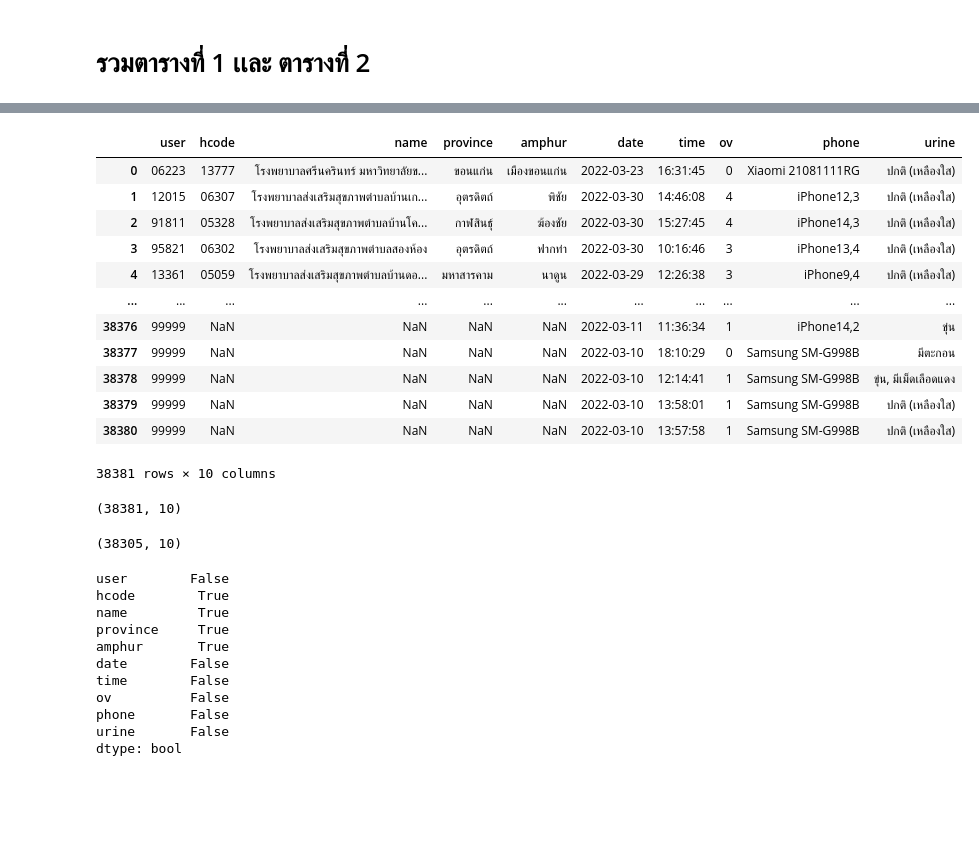
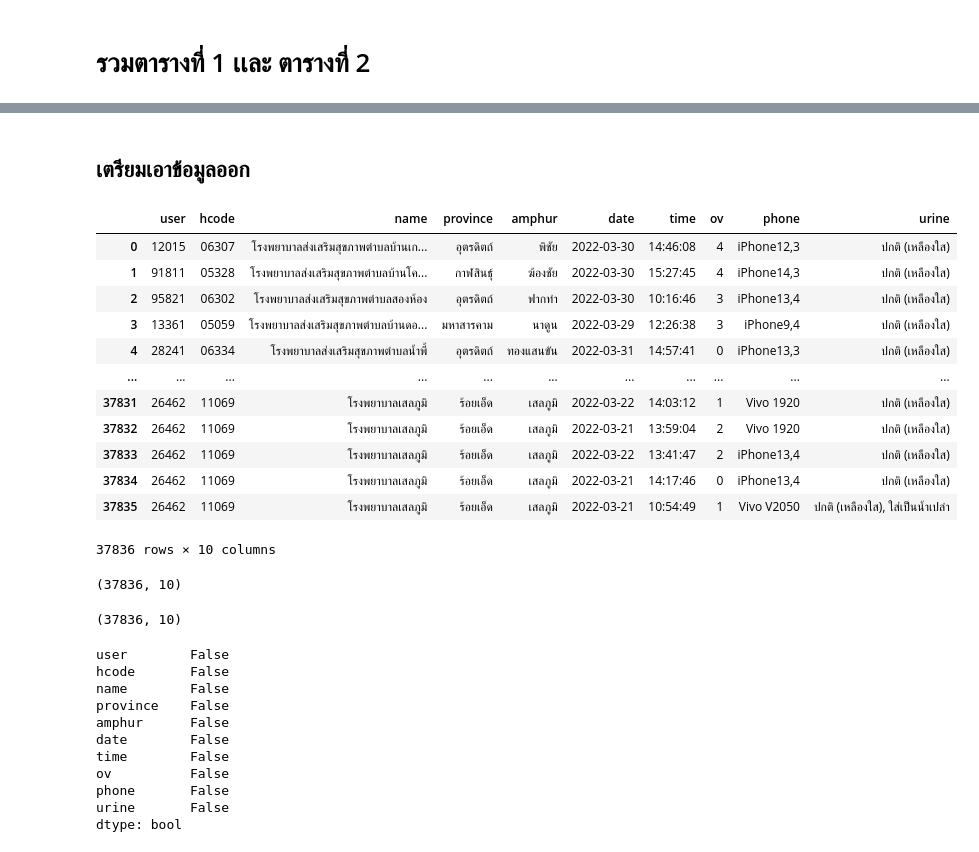
Before and after one commit to siriwat-heart/data_viz_2022, a Jupyter notebook: FinalExam_DataViz.ipynb, the cells around one changed output, grey strips where cells are left out. Saved outputs shown, nothing was run; the diff lists cells and outputs as text; code cells hidden in the pictures; blank space fills up the shorter version.

```diff
--- a/FinalExam_DataViz.ipynb
+++ b/FinalExam_DataViz.ipynb
@@ -414,0 +499,3 @@ dtype: int64
+# %%
+data1[['title']] =data1[['title']].fillna('ไม่ระบุ')  # เติมค่าว่างของ title ด้วย ค่าก่อนหน้า
+data1  # แสดงตาราง
@@ -414,0 +559,3 @@ dtype: int64
+# %%
+data1['age'] = data1['age'].astype(float).astype('Int64')       # แปลงข้อมูล จาก object เป็น int64
+print(data1.dtypes)
@@ -414,0 +580,5 @@ dtype: int64
+# %%
+age_drop = data1.dropna(subset=['age'])  #dropna column age
+# %%
+data1 = age_drop[(age_drop ['age'] <=100) & (age_drop ['age'] >=1)]  #เลือกข้อมูลอายุที่มากกว่า1 ปี น้อยกว่า100 ปี
+data1  # แสดงตาราง
@@ -541,37 +740,39 @@ data_d1d2   # แสดงตาราง
+# %% [markdown]
+## เตรียมเอาข้อมูลออก
 # %%
-data_pc=data_d1d2[['user','hcode','name','province','amphur','date','time','ov','phone','urine']]  ##เลือกคอลัมน์ที่ต้องการ
-data_pc  ## แสดงตาราง
+data_PC = data_d1d2[['user','hcode','name','province','amphur','date','time','ov','phone','urine']]  ##เลือกคอลัมน์ที่ต้องการ
+data_PC  ## แสดงตาราง
 # %% [output]
 |  | user | hcode | name | province | amphur | date | time | ov | phone | urine |
-| 0 | 06223 | 13777 | โรงพยาบาลศรีนครินทร์ มหาวิทยาลัยข... | ขอนแก่น | เมืองขอนแก่น | 2022-03-23 | 16:31:45 | 0 | Xiaomi 21081111RG | ปกติ (เหลืองใส) |
-| 1 | 12015 | 06307 | โรงพยาบาลส่งเสริมสุขภาพตำบลบ้านเก... | อุตรดิตถ์ | พิชัย | 2022-03-30 | 14:46:08 | 4 | iPhone12,3 | ปกติ (เหลืองใส) |
-| 2 | 91811 | 05328 | โรงพยาบาลส่งเสริมสุขภาพตำบลบ้านโค... | กาฬสินธุ์ | ฆ้องชัย | 2022-03-30 | 15:27:45 | 4 | iPhone14,3 | ปกติ (เหลืองใส) |
-| 3 | 95821 | 06302 | โรงพยาบาลส่งเสริมสุขภาพตำบลสองห้อง | อุตรดิตถ์ | ฟากท่า | 2022-03-30 | 10:16:46 | 3 | iPhone13,4 | ปกติ (เหลืองใส) |
-| 4 | 13361 | 05059 | โรงพยาบาลส่งเสริมสุขภาพตำบลบ้านดอ... | มหาสารคาม | นาดูน | 2022-03-29 | 12:26:38 | 3 | iPhone9,4 | ปกติ (เหลืองใส) |
+| 0 | 12015 | 06307 | โรงพยาบาลส่งเสริมสุขภาพตำบลบ้านเก... | อุตรดิตถ์ | พิชัย | 2022-03-30 | 14:46:08 | 4 | iPhone12,3 | ปกติ (เหลืองใส) |
+| 1 | 91811 | 05328 | โรงพยาบาลส่งเสริมสุขภาพตำบลบ้านโค... | กาฬสินธุ์ | ฆ้องชัย | 2022-03-30 | 15:27:45 | 4 | iPhone14,3 | ปกติ (เหลืองใส) |
+| 2 | 95821 | 06302 | โรงพยาบาลส่งเสริมสุขภาพตำบลสองห้อง | อุตรดิตถ์ | ฟากท่า | 2022-03-30 | 10:16:46 | 3 | iPhone13,4 | ปกติ (เหลืองใส) |
+| 3 | 13361 | 05059 | โรงพยาบาลส่งเสริมสุขภาพตำบลบ้านดอ... | มหาสารคาม | นาดูน | 2022-03-29 | 12:26:38 | 3 | iPhone9,4 | ปกติ (เหลืองใส) |
+| 4 | 28241 | 06334 | โรงพยาบาลส่งเสริมสุขภาพตำบลน้ำพี้ | อุตรดิตถ์ | ทองแสนขัน | 2022-03-31 | 14:57:41 | 0 | iPhone13,3 | ปกติ (เหลืองใส) |
 | ... | ... | ... | ... | ... | ... | ... | ... | ... | ... | ... |
-| 38376 | 99999 | NaN | NaN | NaN | NaN | 2022-03-11 | 11:36:34 | 1 | iPhone14,2 | ขุ่น |
-| 38377 | 99999 | NaN | NaN | NaN | NaN | 2022-03-10 | 18:10:29 | 0 | Samsung SM-G998B | มีตะกอน |
-| 38378 | 99999 | NaN | NaN | NaN | NaN | 2022-03-10 | 12:14:41 | 1 | Samsung SM-G998B | ขุ่น, มีเม็ดเลือดแดง |
-| 38379 | 99999 | NaN | NaN | NaN | NaN | 2022-03-10 | 13:58:01 | 1 | Samsung SM-G998B | ปกติ (เหลืองใส) |
-| 38380 | 99999 | NaN | NaN | NaN | NaN | 2022-03-10 | 13:57:58 | 1 | Samsung SM-G998B | ปกติ (เหลืองใส) |
+| 37831 | 26462 | 11069 | โรงพยาบาลเสลภูมิ | ร้อยเอ็ด | เสลภูมิ | 2022-03-22 | 14:03:12 | 1 | Vivo 1920 | ปกติ (เหลืองใส) |
+| 37832 | 26462 | 11069 | โรงพยาบาลเสลภูมิ | ร้อยเอ็ด | เสลภูมิ | 2022-03-21 | 13:59:04 | 2 | Vivo 1920 | ปกติ (เหลืองใส) |
+| 37833 | 26462 | 11069 | โรงพยาบาลเสลภูมิ | ร้อยเอ็ด | เสลภูมิ | 2022-03-22 | 13:41:47 | 2 | iPhone13,4 | ปกติ (เหลืองใส) |
+| 37834 | 26462 | 11069 | โรงพยาบาลเสลภูมิ | ร้อยเอ็ด | เสลภูมิ | 2022-03-21 | 14:17:46 | 0 | iPhone13,4 | ปกติ (เหลืองใส) |
+| 37835 | 26462 | 11069 | โรงพยาบาลเสลภูมิ | ร้อยเอ็ด | เสลภูมิ | 2022-03-21 | 10:54:49 | 1 | Vivo V2050 | ปกติ (เหลืองใส), ใส่เป็นน้ำเปล่า |
-38381 rows × 10 columns
+37836 rows × 10 columns
-# %%
-data_pc.shape  ##เช็คขนาดของตาราง
-# %% [output]
-(38381, 10)
+# %%
+data_PC.shape  ## ดูขนาดของตาราง
+# %% [output]
+(37836, 10)
 # %%
-data_finalexam = data_pc.dropna() ##กำจัด missing
-data_finalexam.shape ##เช็คขนาดของตาราง
+data_finalexam = data_PC.dropna() # ทำการกำจัด missing
+data_finalexam.shape # ตรวจสอบขนาดของตาราง
 # %% [output]
-(38305, 10)
+(37836, 10)
 # %%
-data_pc.isnull().any()
+data_PC.isnull().any()
 # %% [output]
 user        False
-hcode        True
-name         True
-province     True
-amphur       True
+hcode       False
+name        False
+province    False
+amphur      False
 date        False
 time        False
 ov          False
```
Also changed, not shown: parts of 22 cells of this notebook.
